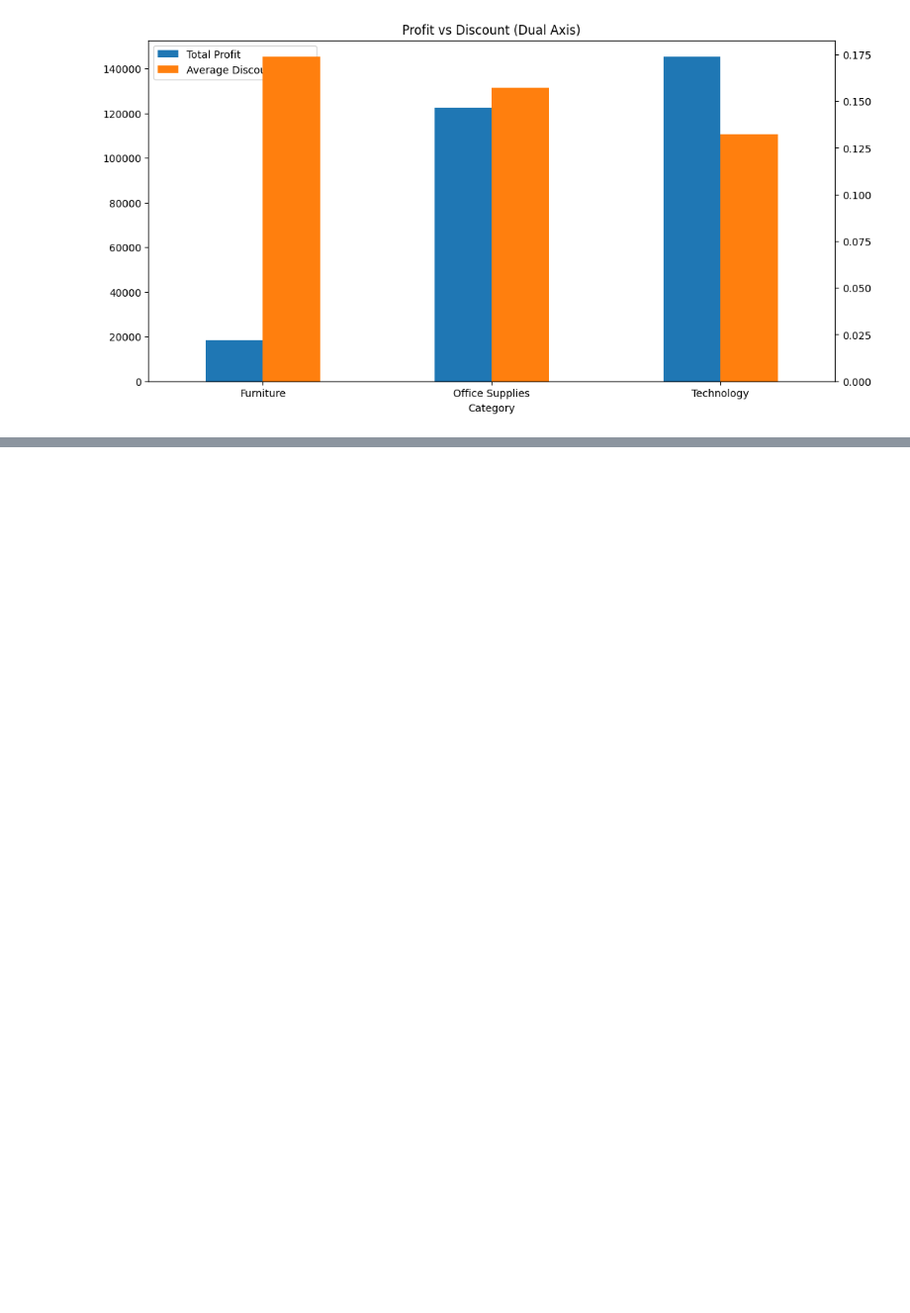
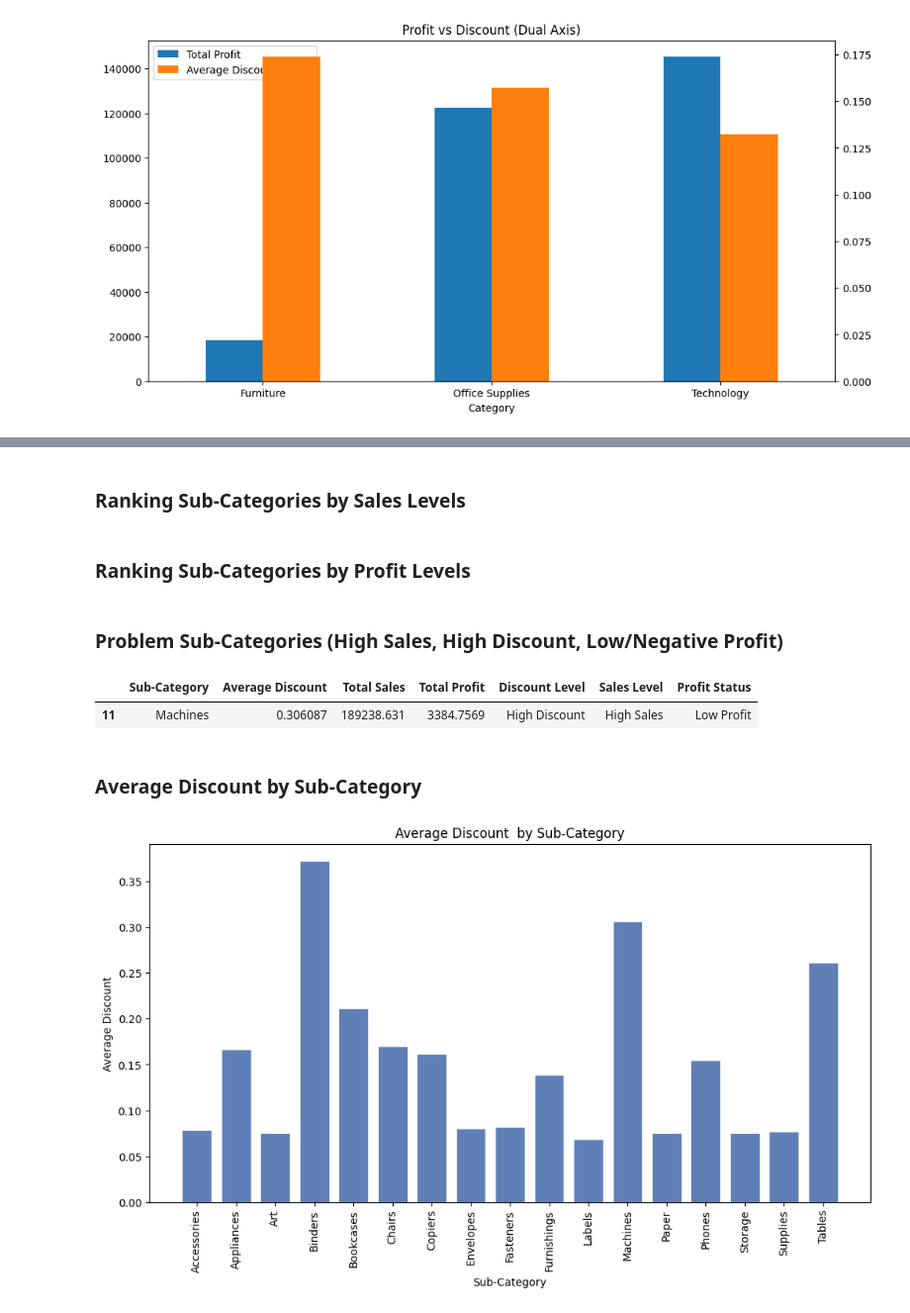
Before and after one commit to RealHaroon/Data-Analytics, a Jupyter notebook: Notebooks/Pandas/Superstore Dataset.ipynb, the cells around one changed output, grey strips where cells are left out. Shown at 99% size. Cells and saved outputs as stored; diff of their text form; code cells hidden in the pictures; blank space fills up the shorter version.

```diff
--- a/Notebooks/Pandas/Superstore Dataset.ipynb
+++ b/Notebooks/Pandas/Superstore Dataset.ipynb
@@ -672,0 +766,37 @@ Combine Average Discount vs Total Profit per Category.
+# %%
+sub_category_data=df.groupby('Sub-Category').agg({'Discount':'mean','Sales':'sum','Profit':'sum'}).reset_index()
+sub_category_data.columns=['Sub-Category','Average Discount','Total Sales','Total Profit']
+low_avg_discount_limit=sub_category_data['Average Discount'].quantile(0.33)
+high_avg_discount_limit=sub_category_data['Average Discount'].quantile(0.67)
+sub_category_data['Discount Level']=sub_category_data['Average Discount'].apply(lambda x : 'Low Discount' if x < low_avg_discount_limit else('Normal Discount' if x< high_avg_discount_limit else 'High Discount') )
+# %% [markdown]
+### **Ranking Sub-Categories by Sales Levels**
+# %%
+low_total_sales_limit=sub_category_data['Total Sales'].quantile(0.33)
+high_total_sales_limit=sub_category_data['Total Sales'].quantile(0.67)
+sub_category_data['Sales Level']=sub_category_data['Total Sales'].apply(lambda x : 'Low Sales' if x < low_total_sales_limit else('Normal Sales' if x< high_total_sales_limit else 'High Sales') )
+# %% [markdown]
+### **Ranking Sub-Categories by Profit Levels**
+# %%
+low_total_profit_limit=sub_category_data['Total Profit'].quantile(0.33)
+high_total_profit_limit=sub_category_data['Total Profit'].quantile(0.67)
+sub_category_data['Profit Status']=sub_category_data['Total Profit'].apply(lambda x : 'Negative Profit' if x<0 else('Low Profit' if x < low_total_profit_limit else('Normal Profit' if x< high_total_profit_limit else 'High Profit')) )
+# %% [markdown]
+### **Problem Sub-Categories (High Sales, High Discount, Low/Negative Profit)**
+# %%
+sub_category_data[(sub_category_data['Discount Level']=='High Discount')&(sub_category_data['Sales Level']=='High Sales')&(sub_category_data['Profit Status'].isin(['Low Profit','Negative']))]
+# %% [output]
+|  | Sub-Category | Average Discount | Total Sales | Total Profit | Discount Level | Sales Level | Profit Status |
+| 11 | Machines | 0.306087 | 189238.631 | 3384.7569 | High Discount | High Sales | Low Profit |
+# %% [markdown]
+### **Average Discount by Sub-Category**
+# %%
+plt.figure(figsize=(12,6))
+plt.bar(sub_category_data['Sub-Category'],sub_category_data['Average Discount'],**bar_style)
+plt.title('Average Discount  by Sub-Category')
+plt.xlabel('Sub-Category')
+plt.ylabel('Average Discount')
+plt.xticks(rotation='vertical')
+plt.show()
+# %% [output]
+[figure, added]
```
Also changed, not shown: parts of 13 cells of this notebook.
